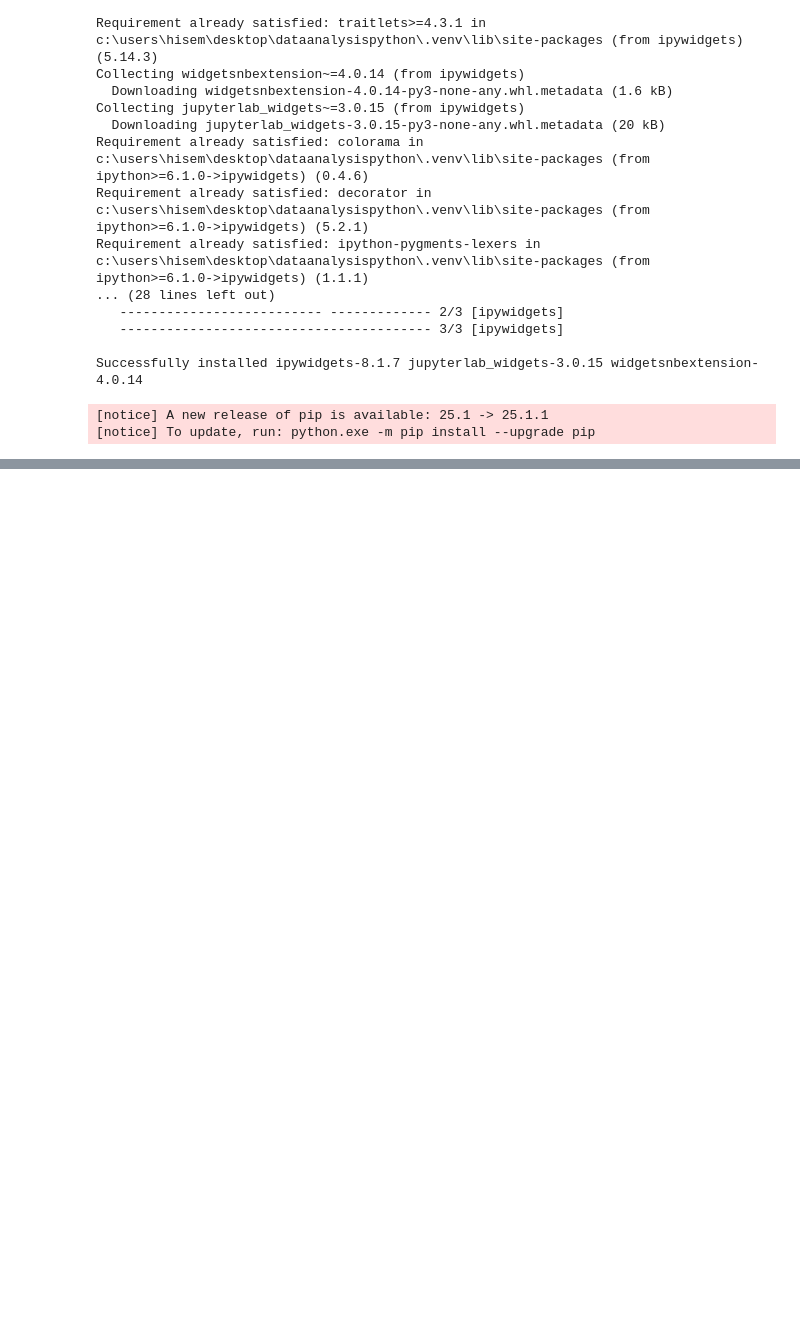
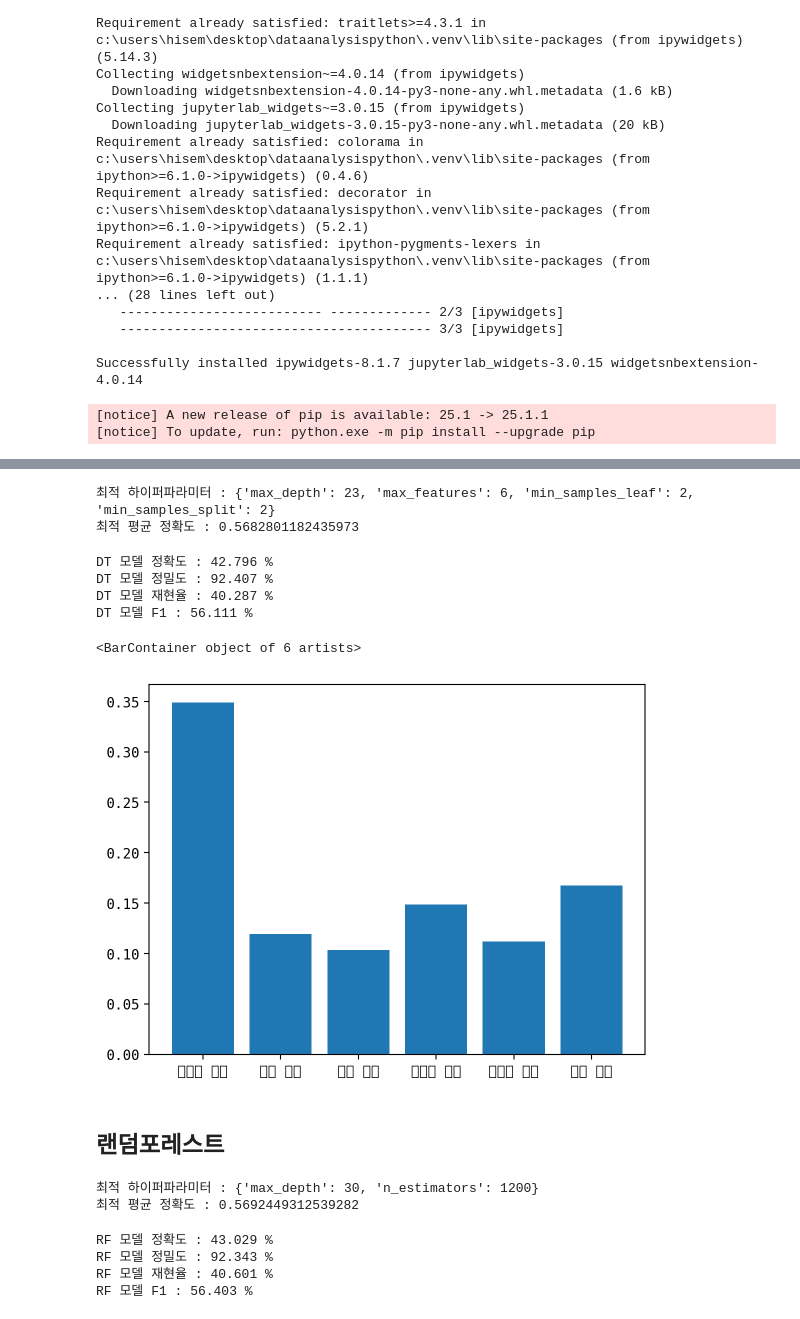
Before and after one commit to semin-pk/DataAnalysisPython, a Jupyter notebook: 3장/chapter03-4.ipynb, the cells around one changed output, grey strips where cells are left out. Drawn from its saved outputs; the diff is of its cells as text; code cells hidden in the pictures; blank space fills up the shorter version.

```diff
--- a/3장/chapter03-4.ipynb
+++ b/3장/chapter03-4.ipynb
@@ -378,0 +661,68 @@ Successfully installed ipywidgets-8.1.7 jupyterlab_widgets-3.0.15 widgetsnbexten
+# %%
+from sklearn.tree import DecisionTreeClassifier
+
+dt_clf = DecisionTreeClassifier(random_state=0)
+parameter_dt = {"max_depth":[21, 22, 23], "min_samples_split":[2, 3], "min_samples_leaf":[2, 3], "max_features":[4,5,6]}
+grid_dt = GridSearchCV(dt_clf, param_grid=parameter_dt, scoring='accuracy' ,cv=5)
+grid_dt.fit(X_train_over, y_train_over)
+
+print("최적 하이퍼파라미터 :", grid_dt.best_params_)
+print("최적 평균 정확도 :", grid_dt.best_score_)
+# %% [output]
+최적 하이퍼파라미터 : {'max_depth': 23, 'max_features': 6, 'min_samples_leaf': 2, 'min_samples_split': 2}
+최적 평균 정확도 : 0.5682801182435973
+# %%
+estimator_dt = grid_dt.best_estimator_
+pred_dt = estimator_dt.predict(X_test)
+model_accu_score_dt = accuracy_score(y_test, pred_dt)
+model_preci_score_dt = precision_score(y_test, pred_dt)
+model_recall_score_dt = recall_score(y_test, pred_dt)
+model_f1_score_dt = f1_score(y_test, pred_dt)
+
+print("DT 모델 정확도 :", np.round(model_accu_score_dt*100, 3), "%")
+print("DT 모델 정밀도 :", np.round(model_preci_score_dt*100, 3), "%")
+print("DT 모델 재현율 :", np.round(model_recall_score_dt*100, 3), "%")
+print("DT 모델 F1 :", np.round(model_f1_score_dt*100, 3), "%")
+# %% [output]
+DT 모델 정확도 : 42.796 %
+DT 모델 정밀도 : 92.407 %
+DT 모델 재현율 : 40.287 %
+DT 모델 F1 : 56.111 %
+# %%
+plt.bar(X_train.columns, estimator_dt.feature_importances_)
+# %% [output]
+<BarContainer object of 6 artists>
+[figure, added]
+# %% [markdown]
+## 랜덤포레스트
+# %%
+from sklearn.ensemble import RandomForestClassifier
+
+rf_clf = RandomForestClassifier(min_samples_split=2, min_samples_leaf=2)
+
+parameter_rf = {"max_depth":[28, 30, 32], "n_estimators":[400, 800, 1200]}
+grid_rf = GridSearchCV(rf_clf, param_grid=parameter_rf, scoring='accuracy', cv=5)
+grid_rf.fit(X_train_over, y_train_over)
+
+print('최적 하이퍼파라미터 :', grid_rf.best_params_)
+print("최적 평균 정확도 :", grid_rf.best_score_)
+# %% [output]
+최적 하이퍼파라미터 : {'max_depth': 30, 'n_estimators': 1200}
+최적 평균 정확도 : 0.5692449312539282
+# %%
+estimator_rf = grid_rf.best_estimator_
+pred_rf = estimator_rf.predict(X_test)
+model_accu_score_rf = accuracy_score(y_test, pred_rf)
+model_preci_score_rf = precision_score(y_test, pred_rf)
+model_recall_score_rf = recall_score(y_test, pred_rf)
+model_f1_score_rf = f1_score(y_test, pred_rf)
+
+print("RF 모델 정확도 :", np.round(model_accu_score_rf*100, 3), "%")
+print("RF 모델 정밀도 :", np.round(model_preci_score_rf*100, 3), "%")
+print("RF 모델 재현율 :", np.round(model_recall_score_rf*100, 3), "%")
+print("RF 모델 F1 :", np.round(model_f1_score_rf*100, 3), "%")
+# %% [output]
+RF 모델 정확도 : 43.029 %
+RF 모델 정밀도 : 92.343 %
+RF 모델 재현율 : 40.601 %
+RF 모델 F1 : 56.403 %
```
Also changed, not shown: parts of 24 cells of this notebook, 1 other file.
